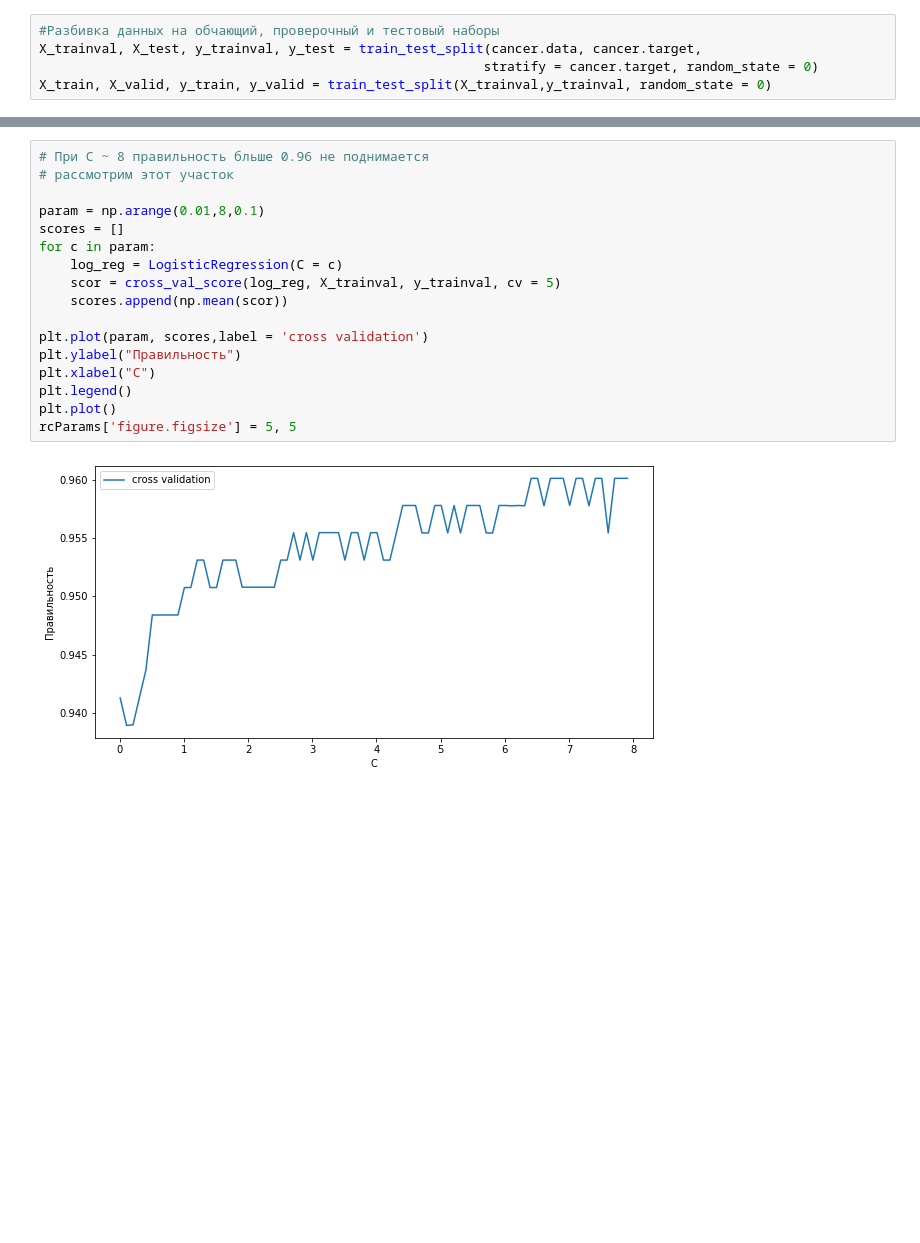
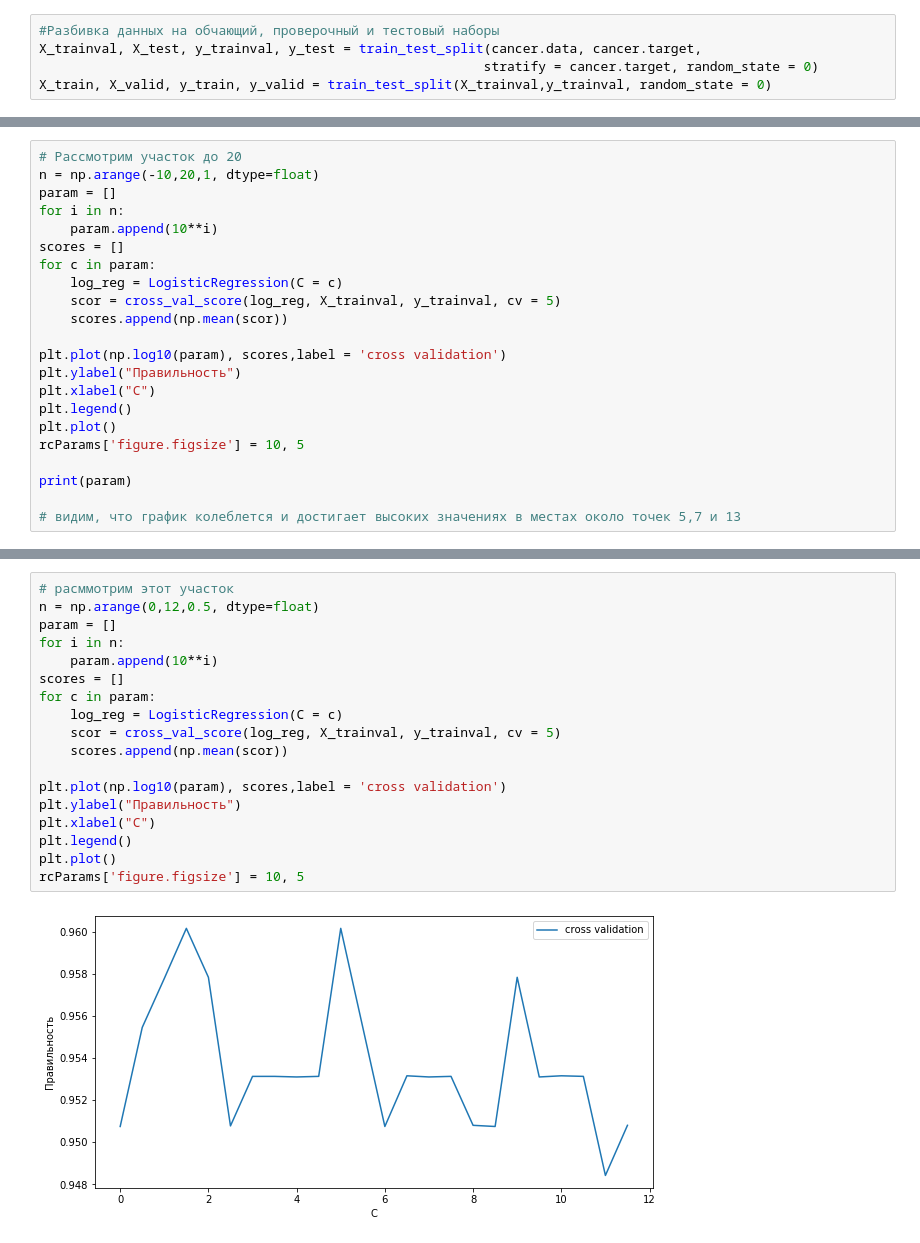
Before and after one commit to KarrieH/Breast_Can-er_training_ScikitLearn, a Jupyter notebook: log_reg_CancerData.ipynb, the cells around one changed output, grey strips where cells are left out. Saved outputs shown, nothing was run; the diff lists cells and outputs as text; blank space fills up the shorter version.

```diff
--- a/log_reg_CancerData.ipynb
+++ b/log_reg_CancerData.ipynb
@@ -32,3 +33,25 @@ plt.plot()
 rcParams['figure.figsize'] = 20, 15
 # %% [output]
 [figure]
+# %%
+# Рассмотрим участок до 20
+n = np.arange(-10,20,1, dtype=float)
+param = []
+for i in n:
+    param.append(10**i)
+scores = []
+for c in param:
+    log_reg = LogisticRegression(C = c)
+    scor = cross_val_score(log_reg, X_trainval, y_trainval, cv = 5)
+    scores.append(np.mean(scor))
+
+plt.plot(np.log10(param), scores,label = 'cross validation')
+plt.ylabel("Правильность")
+plt.xlabel("C")
+plt.legend()
+plt.plot()
+rcParams['figure.figsize'] = 10, 5
+
+print(param)
+
+# видим, что график колеблется и достигает высоких значениях в местах около точек 5,7 и 13
@@ -35,19 +61,20 @@ rcParams['figure.figsize'] = 20, 15
 # %%
-# При С ~ 8 правильность бльше 0.96 не поднимается
-# рассмотрим этот участок
-
-param = np.arange(0.01,8,0.1)
+# расммотрим этот участок
+n = np.arange(0,12,0.5, dtype=float)
+param = []
+for i in n:
+    param.append(10**i)
 scores = []
 for c in param:
     log_reg = LogisticRegression(C = c)
     scor = cross_val_score(log_reg, X_trainval, y_trainval, cv = 5)
     scores.append(np.mean(scor))
 
-plt.plot(param, scores,label = 'cross validation')
+plt.plot(np.log10(param), scores,label = 'cross validation')
 plt.ylabel("Правильность")
 plt.xlabel("C")
 plt.legend()
 plt.plot()
-rcParams['figure.figsize'] = 5, 5
+rcParams['figure.figsize'] = 10, 5
 # %% [output]
-[figure, old version]
+[figure, new version]
```
Also changed, not shown: parts of 46 cells of this notebook.
